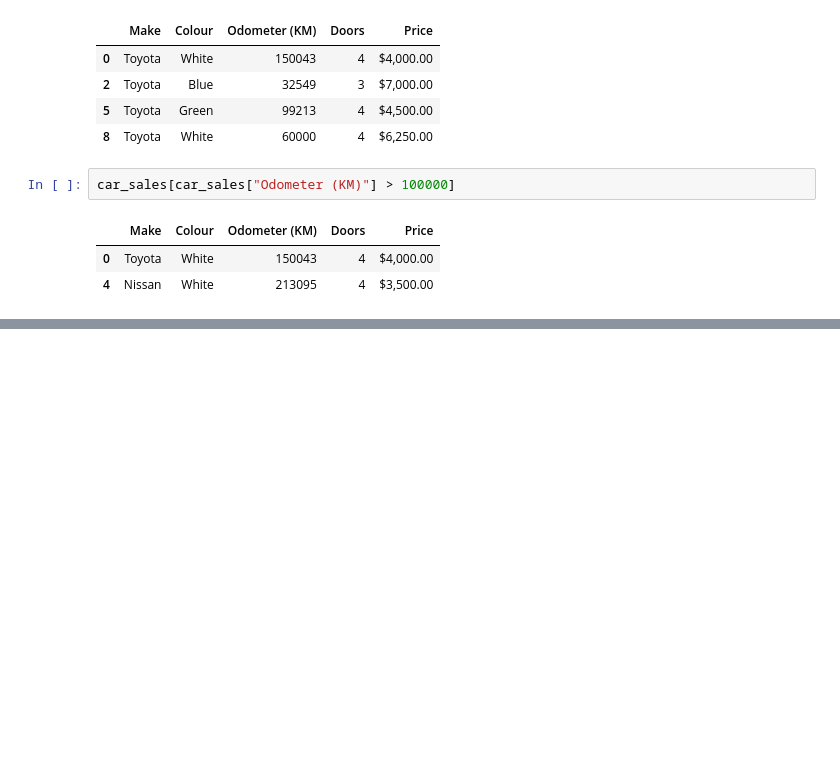
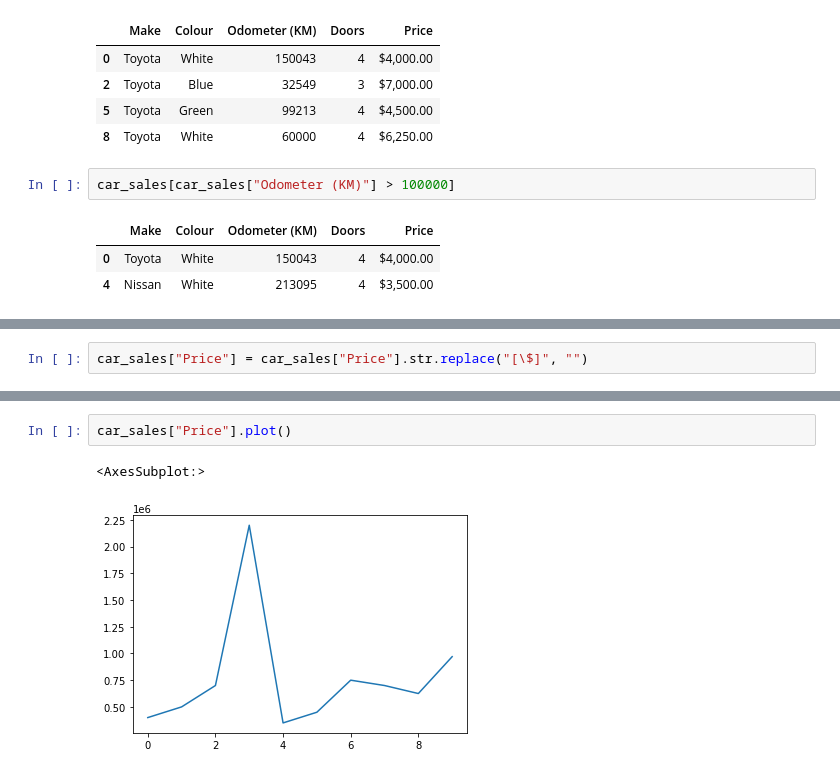
Before and after one commit to donheshanthaka/Pandas-Basics, a Jupyter notebook: Pandas Basics.ipynb, the cells around one changed output, grey strips where cells are left out. Saved outputs shown, nothing was run; the diff lists cells and outputs as text; blank space fills up the shorter version.

```diff
--- a/Pandas Basics.ipynb
+++ b/Pandas Basics.ipynb
@@ -345,0 +392,2 @@ car_sales[car_sales["Odometer (KM)"] > 100000]
+# %%
+car_sales["Price"] = car_sales["Price"].str.replace("[\$]", "")
@@ -345,0 +408,5 @@ car_sales[car_sales["Odometer (KM)"] > 100000]
+# %%
+car_sales["Price"].plot()
+# %% [output]
+<AxesSubplot:>
+[figure, added]
```
Also changed, not shown: parts of 7 cells of this notebook.
